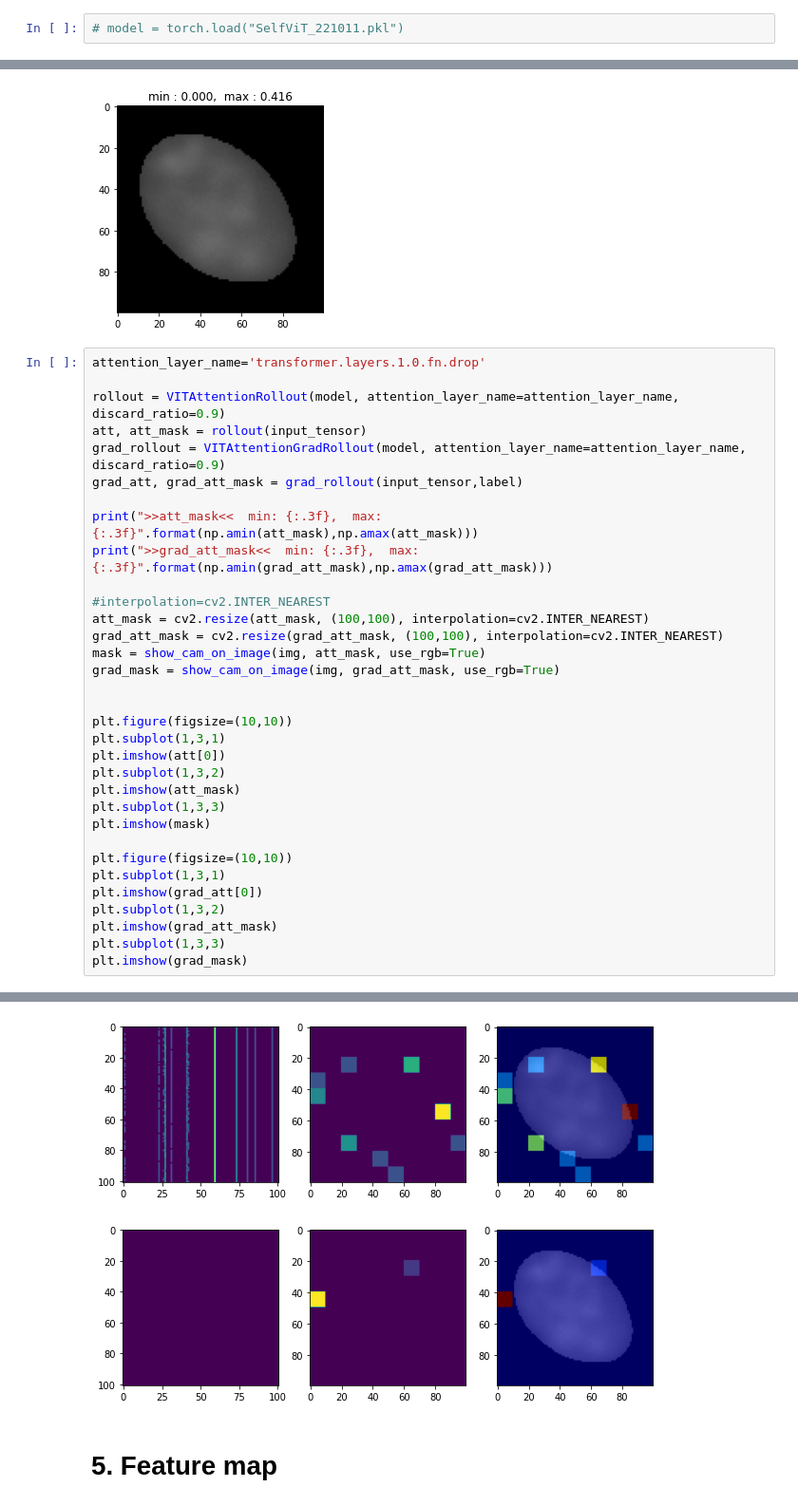
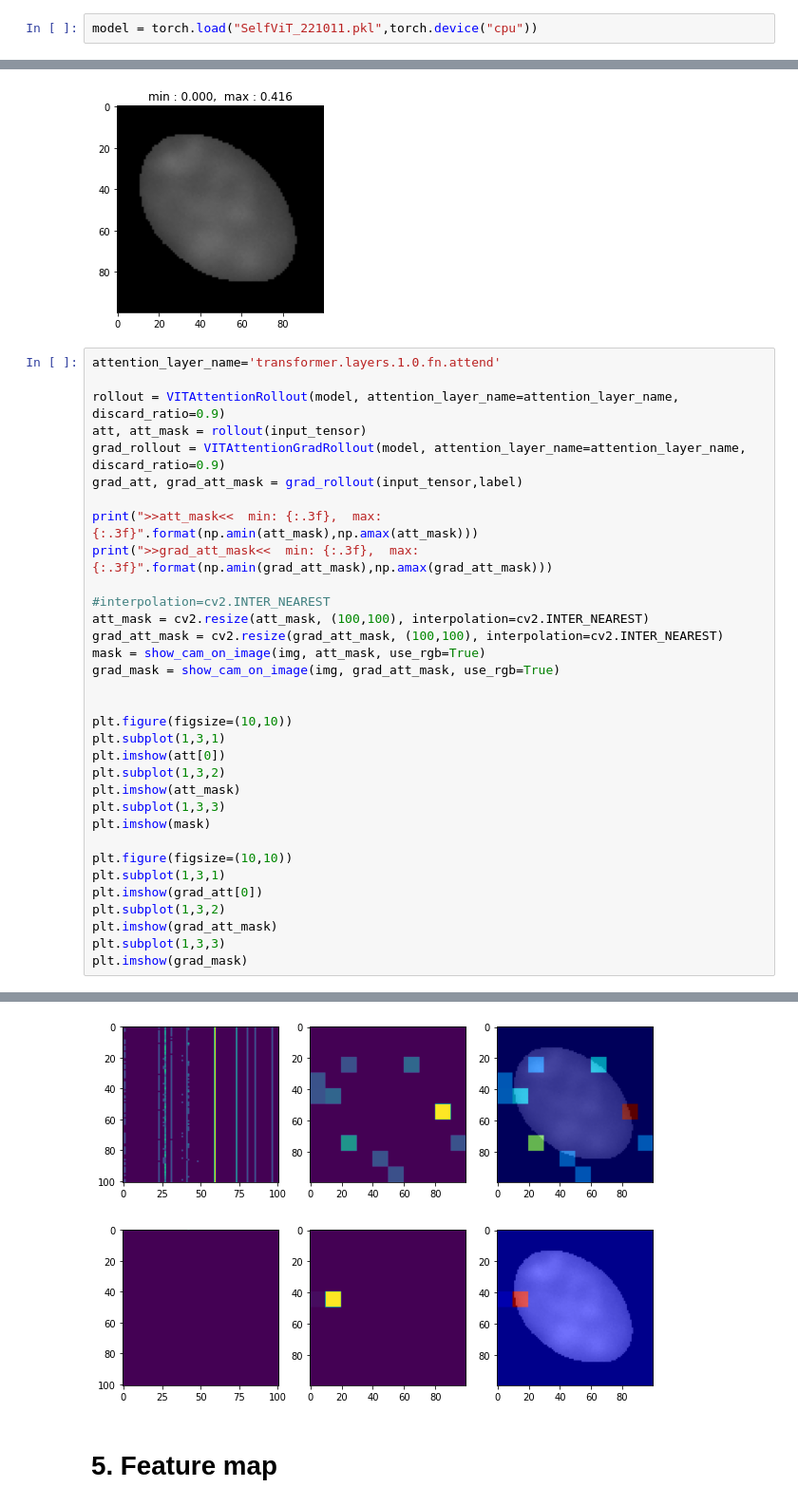
Before and after one commit to DDDog-WANG/NDAcquisition, a Jupyter notebook: Explaination/BasedViT.ipynb, the cells around one changed output, grey strips where cells are left out. Shown at 95% size. Cells and saved outputs as stored; diff of their text form.

```diff
--- a/Explaination/BasedViT.ipynb
+++ b/Explaination/BasedViT.ipynb
@@ -274,7 +271,7 @@ from vit_explain.vit_grad_rollout import VITAttentionGradRollout
 from vit_explain.vit_rollout import VITAttentionRollout
 from pytorch_grad_cam.utils.image import show_cam_on_image
 # %%
-# model = torch.load("SelfViT_221011.pkl")
+model = torch.load("SelfViT_221011.pkl",torch.device("cpu"))
 # %%
 n = 1
 img = train_data[n][0].permute(1,2,0).numpy()
@@ -291,7 +288,7 @@ y is 0 ; pre is 0 => True
 <matplotlib.image.AxesImage at 0x...>
 [figure]
 # %%
-attention_layer_name='transformer.layers.1.0.fn.drop'
+attention_layer_name='transformer.layers.1.0.fn.attend'
 
 rollout = VITAttentionRollout(model, attention_layer_name=attention_layer_name, discard_ratio=0.9)
 att, att_mask = rollout(input_tensor)
@@ -300,35 +297,35 @@ grad_att, grad_att_mask = grad_rollout(input_tensor,label)
 
 print(">>att_mask<<  min: {:.3f},  max: {:.3f}".format(np.amin(att_mask),np.amax(att_mask)))
 print(">>grad_att_mask<<  min: {:.3f},  max: {:.3f}".format(np.amin(grad_att_mask),np.amax(grad_att_mask)))
 
 #interpolation=cv2.INTER_NEAREST
 att_mask = cv2.resize(att_mask, (100,100), interpolation=cv2.INTER_NEAREST)
 grad_att_mask = cv2.resize(grad_att_mask, (100,100), interpolation=cv2.INTER_NEAREST)
 mask = show_cam_on_image(img, att_mask, use_rgb=True)
 grad_mask = show_cam_on_image(img, grad_att_mask, use_rgb=True)
 
 
 plt.figure(figsize=(10,10))
 plt.subplot(1,3,1)
 plt.imshow(att[0])
 plt.subplot(1,3,2)
 plt.imshow(att_mask)
 plt.subplot(1,3,3)
 plt.imshow(mask)
 
 plt.figure(figsize=(10,10))
 plt.subplot(1,3,1)
 plt.imshow(grad_att[0])
 plt.subplot(1,3,2)
 plt.imshow(grad_att_mask)
 plt.subplot(1,3,3)
 plt.imshow(grad_mask)
 # %% [output]
 >>att_mask<<  min: 0.000,  max: 1.000
 >>grad_att_mask<<  min: 0.000,  max: 1.000
 <matplotlib.image.AxesImage at 0x...>
-[figure, old version]
+[figure, new version]
-[figure, old version]
+[figure, new version]
 # %% [markdown]
 # 5. Feature map
 # %%
```
Also changed, not shown: parts of 5 cells of this notebook, 1 other file.
